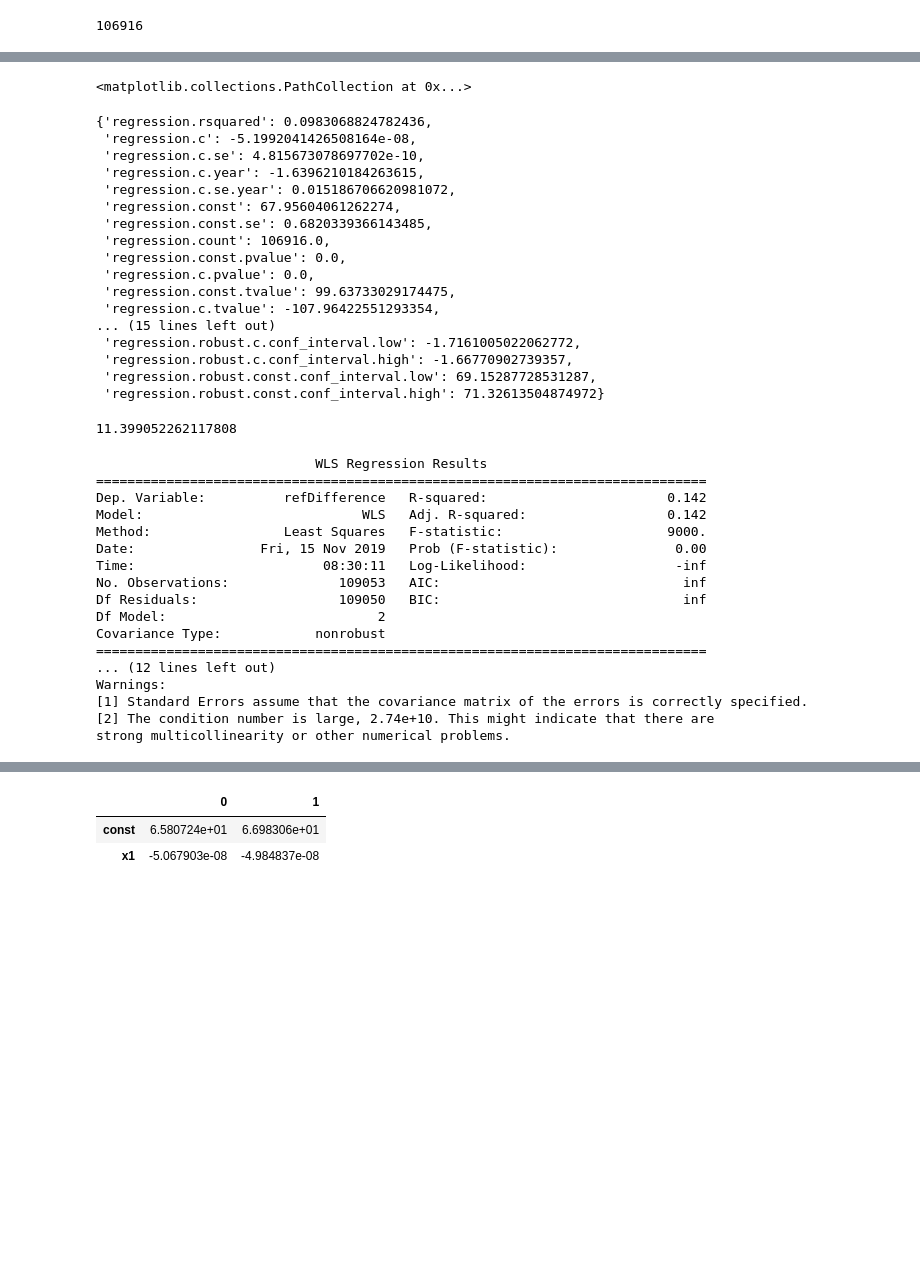
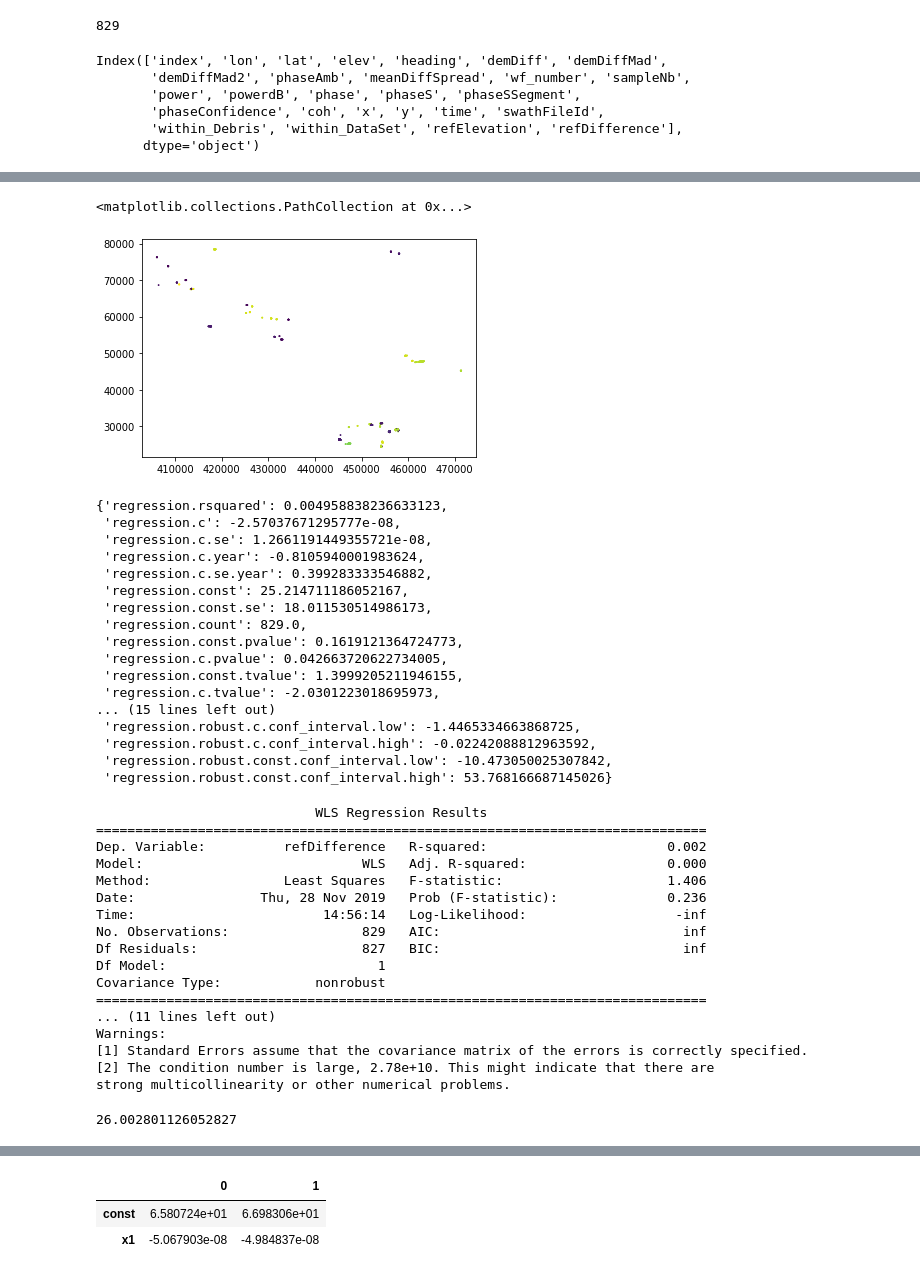
Before and after one commit to liviajakob/mountain-glaciers, a Jupyter notebook: Test Regression.ipynb, the cells around one changed output, grey strips where cells are left out. Cells and saved outputs as stored; diff of their text form; code cells hidden in the pictures; blank space fills up the shorter version.

```diff
--- a/Test Regression.ipynb
+++ b/Test Regression.ipynb
@@ -21,8 +21,8 @@ bbx = reg.client.boundingBox(reg.inputDataSet)
 minT = bbx.minT
 maxT = bbx.maxT
 # minX etc.
-minX = 500000
-maxX = 600000
+minX = 400000
+maxX = 500000
 minY = 0
 maxY = 100000
 
@@ -42,7 +42,17 @@ result = reg.client.executeQuery(reg.inputDataSet, bbx_in, projections=[], filte
 data = PointDataSet(result.resultFileName, reg.projection)
 data.data.shape[0]
 # %% [output]
-106916
+829
+# %%
+data.data.columns
+# %% [output]
+Index(['index', 'lon', 'lat', 'elev', 'heading', 'demDiff', 'demDiffMad',
+       'demDiffMad2', 'phaseAmb', 'meanDiffSpread', 'wf_number', 'sampleNb',
+       'power', 'powerdB', 'phase', 'phaseS', 'phaseSSegment',
+       'phaseConfidence', 'coh', 'x', 'y', 'time', 'swathFileId',
+       'within_Debris', 'within_DataSet', 'refElevation', 'refDifference'],
+      dtype='object')
 # %%
-plt.scatter(x=data.data.x,y=data.data.y, s=0.7)
+%matplotlib inline
+plt.scatter(x=data.data.x,y=data.data.y, s=0.7, c=data.data.wf_number)
 # %% [output]
@@ -51,28 +59,25 @@ plt.scatter(x=data.data.x,y=data.data.y, s=0.7)
 <matplotlib.collections.PathCollection at 0x...>
+[figure, added]
 # %%
 results
 # %% [output]
-{'regression.rsquared': 0.0983068824782436,
- 'regression.c': -5.1992041426508164e-08,
- 'regression.c.se': 4.815673078697702e-10,
- 'regression.c.year': -1.6396210184263615,
- 'regression.c.se.year': 0.015186706620981072,
- 'regression.const': 67.95604061262274,
- 'regression.const.se': 0.6820339366143485,
- 'regression.count': 106916.0,
- 'regression.const.pvalue': 0.0,
- 'regression.c.pvalue': 0.0,
- 'regression.const.tvalue': 99.63733029174475,
- 'regression.c.tvalue': -107.96422551293354,
+{'regression.rsquared': 0.004958838236633123,
+ 'regression.c': -2.57037671295777e-08,
+ 'regression.c.se': 1.2661191449355721e-08,
+ 'regression.c.year': -0.8105940001983624,
+ 'regression.c.se.year': 0.399283333546882,
+ 'regression.const': 25.214711186052167,
+ 'regression.const.se': 18.011530514986173,
+ 'regression.count': 829.0,
+ 'regression.const.pvalue': 0.1619121364724773,
+ 'regression.c.pvalue': 0.042663720622734005,
+ 'regression.const.tvalue': 1.3999205211946155,
+ 'regression.c.tvalue': -2.0301223018695973,
 ... (15 lines left out)
- 'regression.robust.c.conf_interval.low': -1.7161005022062772,
- 'regression.robust.c.conf_interval.high': -1.66770902739357,
- 'regression.robust.const.conf_interval.low': 69.15287728531287,
- 'regression.robust.const.conf_interval.high': 71.32613504874972}
+ 'regression.robust.c.conf_interval.low': -1.4465334663868725,
+ 'regression.robust.c.conf_interval.high': -0.02242088812963592,
+ 'regression.robust.const.conf_interval.low': -10.473050025307842,
+ 'regression.robust.const.conf_interval.high': 53.768166687145026}
-# %%
-data.data['refDifference'].std()*math.sqrt((1-0.142))
-# %% [output]
-11.399052262117808
 # %%
 filters = reg.config('filters')
 
@@ -147,18 +152,22 @@ if data.data.shape[0]>2:
 # %% [output]
                             WLS Regression Results
 ==============================================================================
-Dep. Variable:          refDifference   R-squared:                       0.142
-Model:                            WLS   Adj. R-squared:                  0.142
-Method:                 Least Squares   F-statistic:                     9000.
-Date:                Fri, 15 Nov 2019   Prob (F-statistic):               0.00
-Time:                        08:30:11   Log-Likelihood:                   -inf
-No. Observations:              109053   AIC:                               inf
-Df Residuals:                  109050   BIC:                               inf
-Df Model:                           2
+Dep. Variable:          refDifference   R-squared:                       0.002
+Model:                            WLS   Adj. R-squared:                  0.000
+Method:                 Least Squares   F-statistic:                     1.406
+Date:                Thu, 28 Nov 2019   Prob (F-statistic):              0.236
+Time:                        14:56:14   Log-Likelihood:                   -inf
+No. Observations:                 829   AIC:                               inf
+Df Residuals:                     827   BIC:                               inf
+Df Model:                           1
 Covariance Type:            nonrobust
 ==============================================================================
-... (12 lines left out)
+... (11 lines left out)
 Warnings:
 [1] Standard Errors assume that the covariance matrix of the errors is correctly specified.
-[2] The condition number is large, 2.74e+10. This might indicate that there are
+[2] The condition number is large, 2.78e+10. This might indicate that there are
 strong multicollinearity or other numerical problems.
+# %%
+results.resid.std()
+# %% [output]
+26.002801126052827
```
Also changed, not shown: parts of 11 cells of this notebook, 20 other files.
